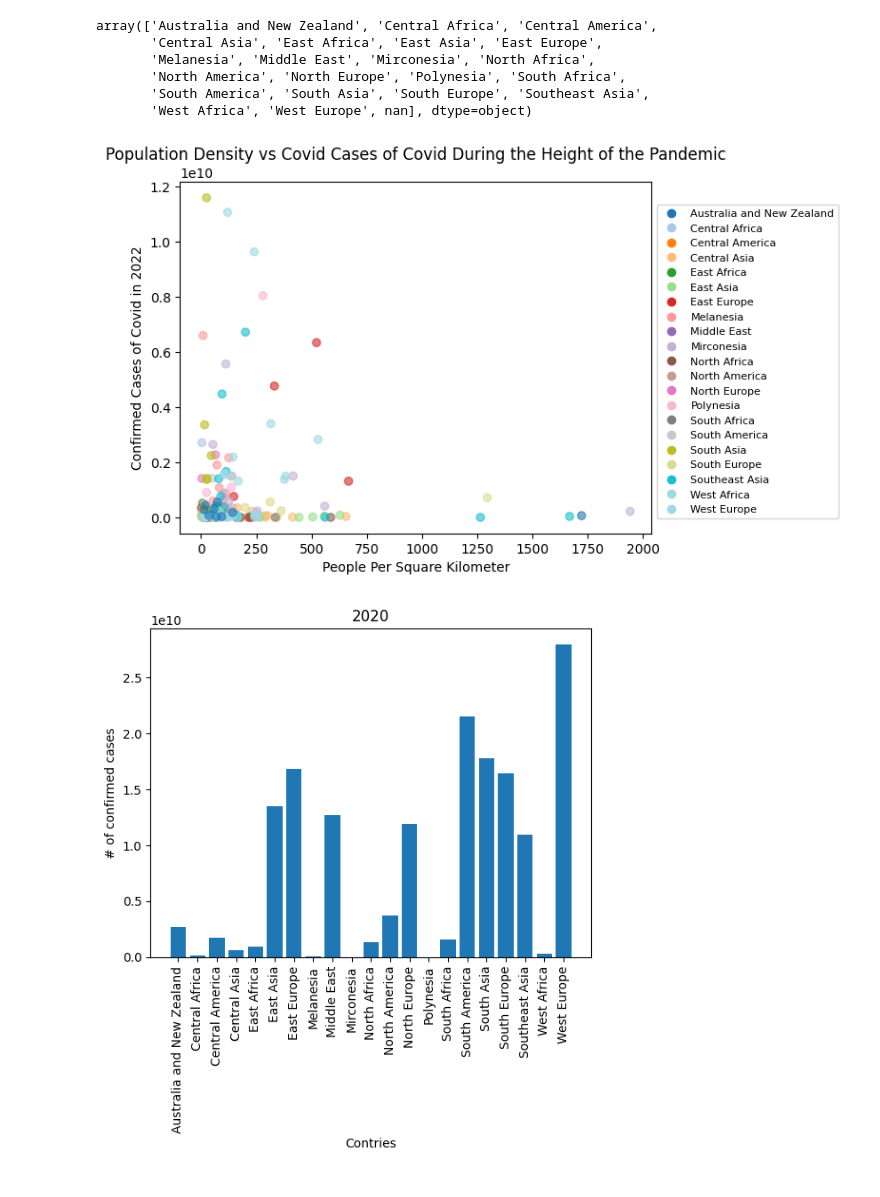
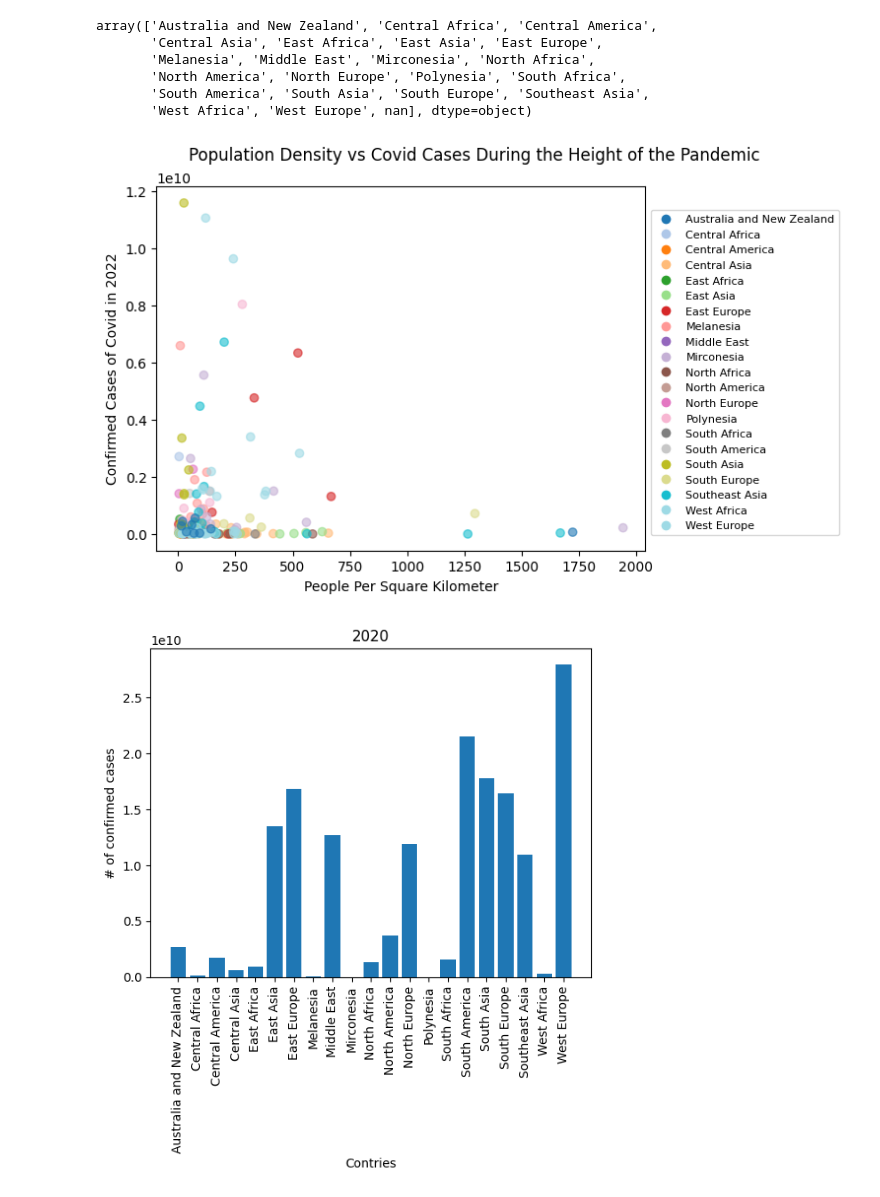
Before and after one commit to lily-the-real-lilly/first, a Jupyter notebook: CovidResearch.ipynb, the cells around one changed output. Drawn from its saved outputs; the diff is of its cells as text; code cells hidden in the pictures.

```diff
--- a/CovidResearch.ipynb
+++ b/CovidResearch.ipynb
@@ -665,33 +665,31 @@ array(['Australia and New Zealand', 'Central Africa', 'Central America',
 # %%
 
 cat_column = noextremes['Place']
 cat_series = pd.Series(cat_column)
 cat_codes = cat_series.astype('category').cat.codes
 categories = ['Australia and New Zealand', 'Central Africa', 'Central America',
        'Central Asia', 'East Africa', 'East Asia', 'East Europe',
        'Melanesia', 'Middle East', 'Mirconesia', 'North Africa',
        'North America', 'North Europe', 'Polynesia', 'South Africa',
        'South America', 'South Asia', 'South Europe', 'Southeast Asia',
        'West Africa', 'West Europe']
 
 # Create a colormap (use tab10 for up to 10 distinct colors)
 cmap = plt.cm.get_cmap('tab20', len(categories))
 
 x = noextremes['Country People/Sq Km']
 y = noextremes[2022]
 
 plt.scatter(x, y, c=cat_codes, cmap=cmap, alpha=0.6)
 
-
-plt.legend(handles=handles, title='Countries')
-plt.title('Population Density vs Covid Cases of Covid During the Height of the Pandemic')
+plt.title('Population Density vs Covid Cases During the Height of the Pandemic', loc='center', x=0.65, y=1.05)
 plt.xlabel('People Per Square Kilometer')
 plt.ylabel('Confirmed Cases of Covid in 2022')
 plt.legend(handles=handles, fontsize=8, loc='upper left', bbox_to_anchor=(1, 0.95))
 
 plt.show()
 # %% [output]
-[figure, old version]
+[figure, new version]
 # %%
 plt.bar(cleaned['Place'], cleaned[2022])
 
```
Also changed, not shown: parts of 4 cells of this notebook.
